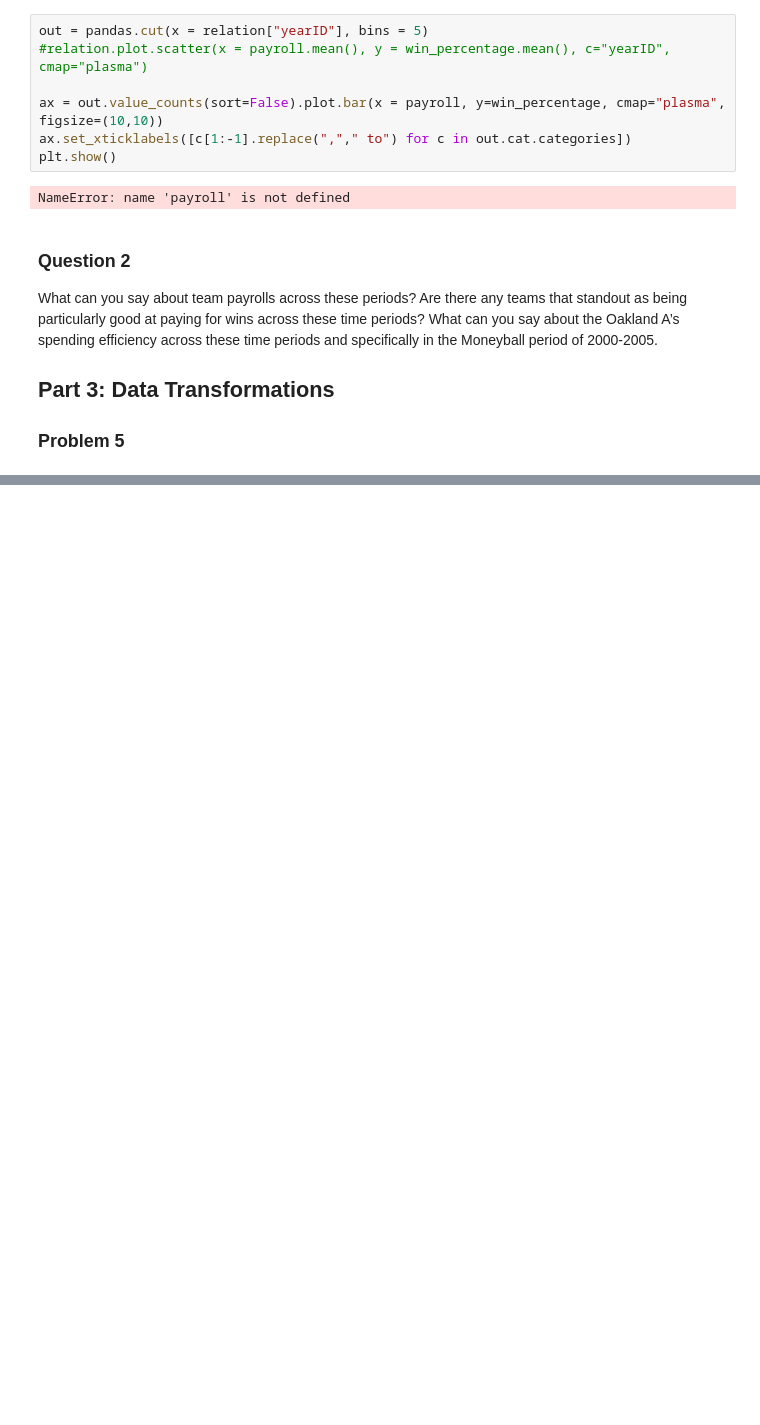
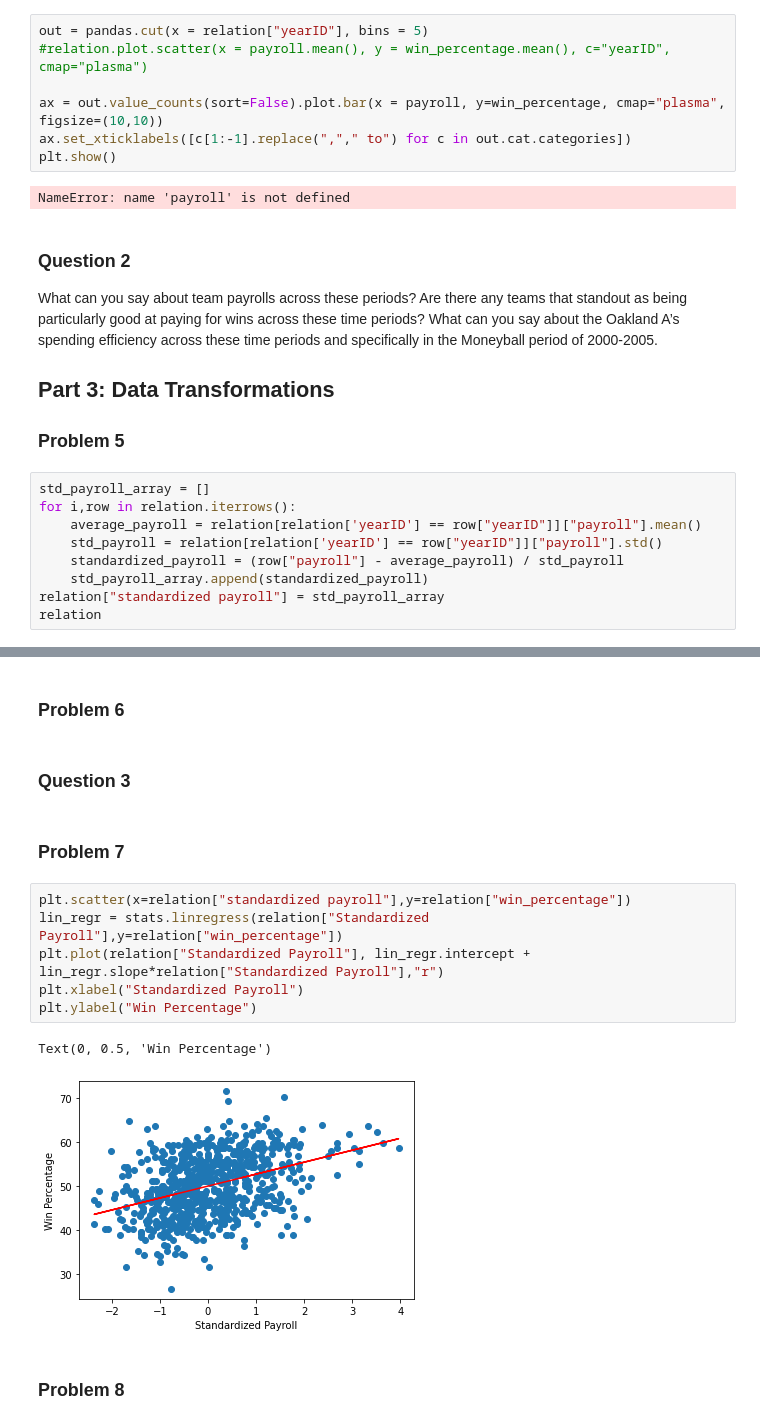
Before and after one commit to NickOuellet/Moneyball, a Jupyter notebook: Project 2 Moneyball.ipynb, the cells around one changed output, grey strips where cells are left out. Drawn from its saved outputs; the diff is of its cells as text; blank space fills up the shorter version.

Commit message:
problem 7 and 8

```diff
--- a/Project 2 Moneyball.ipynb
+++ b/Project 2 Moneyball.ipynb
@@ -183,3 +149,12 @@ What can you say about team payrolls across these periods? Are there any teams t
 
 ## Part 3: Data Transformations
 ### Problem 5
+# %%
+std_payroll_array = []
+for i,row in relation.iterrows():
+    average_payroll = relation[relation['yearID'] == row["yearID"]]["payroll"].mean()
+    std_payroll = relation[relation['yearID'] == row["yearID"]]["payroll"].std()
+    standardized_payroll = (row["payroll"] - average_payroll) / std_payroll
+    std_payroll_array.append(standardized_payroll)
+relation["standardized payroll"] = std_payroll_array
+relation
@@ -185,0 +175,17 @@ What can you say about team payrolls across these periods? Are there any teams t
+# %% [markdown]
+### Problem 6
+# %% [markdown]
+### Question 3
+# %% [markdown]
+### Problem 7
+# %%
+plt.scatter(x=relation["standardized payroll"],y=relation["win_percentage"])
+lin_regr = stats.linregress(relation["Standardized Payroll"],y=relation["win_percentage"])
+plt.plot(relation["Standardized Payroll"], lin_regr.intercept + lin_regr.slope*relation["Standardized Payroll"],"r")
+plt.xlabel("Standardized Payroll")
+plt.ylabel("Win Percentage")
+# %% [output]
+Text(0, 0.5, 'Win Percentage')
+[figure, added]
+# %% [markdown]
+### Problem 8
```
Also changed, not shown: parts of 10 cells of this notebook.
